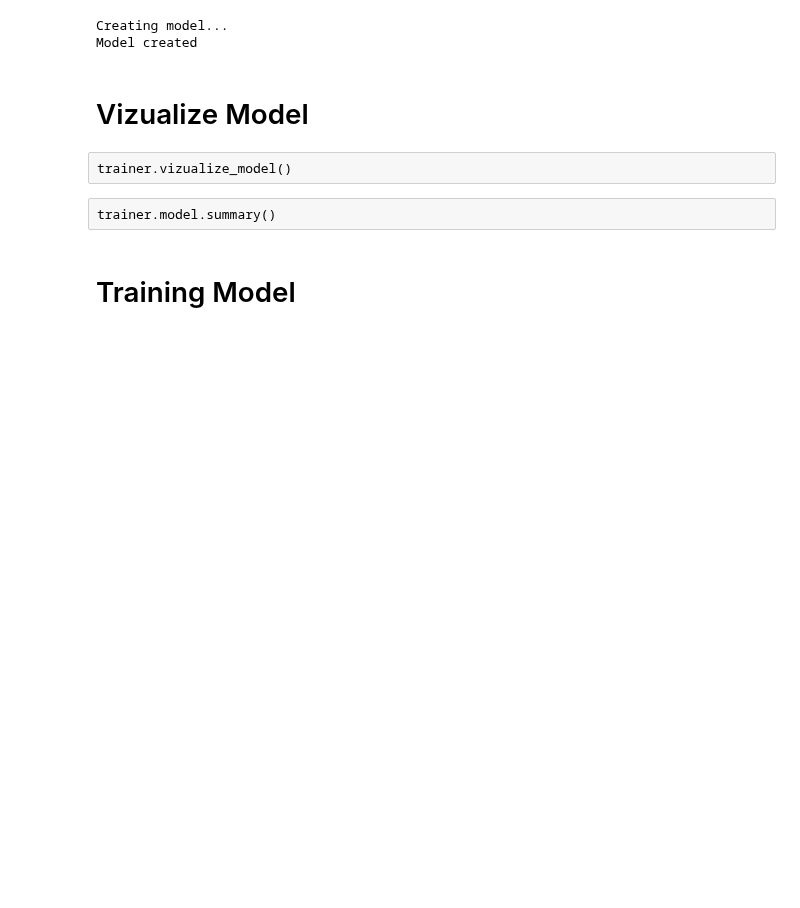
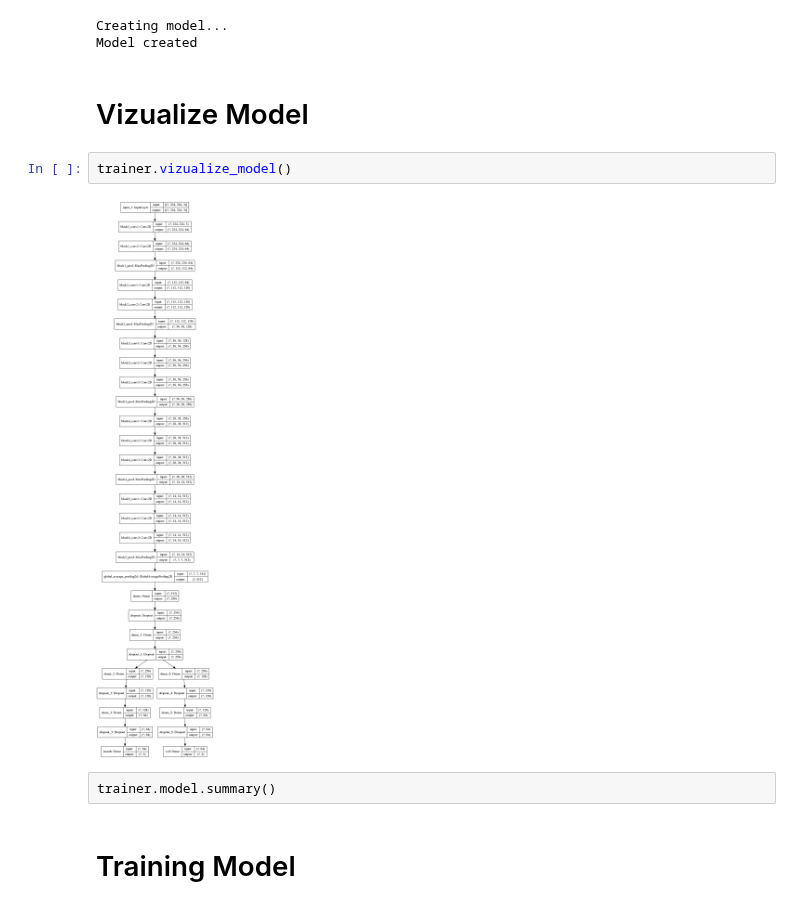
Before and after one commit to guilhermemg/icao_nets_training, a Jupyter notebook: notebooks/exec_net_mtl_trainer.ipynb, the cells around one changed output. Cells and saved outputs as stored; diff of their text form; blank space fills up the shorter version.

```diff
--- a/notebooks/exec_net_mtl_trainer.ipynb
+++ b/notebooks/exec_net_mtl_trainer.ipynb
@@ -182,8 +186,10 @@ Creating model...
 Model created
 # %% [markdown]
 # Vizualize Model
-# %% [raw]
-trainer.vizualize_model()
+# %%
+trainer.vizualize_model()
+# %% [output]
+[figure, added]
 # %% [raw]
 trainer.model.summary()
 # %% [markdown]
```
Also changed, not shown: parts of 2 cells of this notebook, 2 other files.
